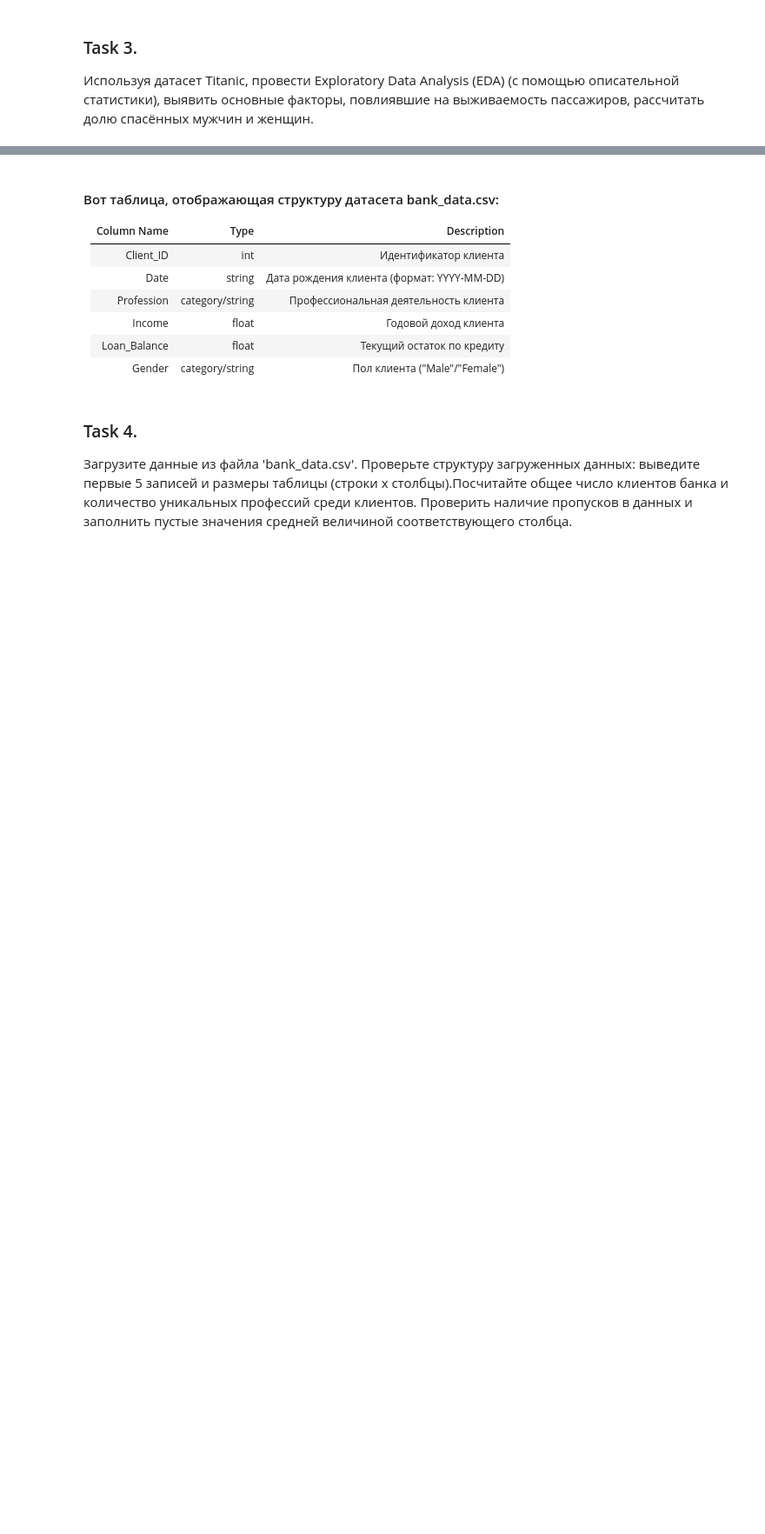
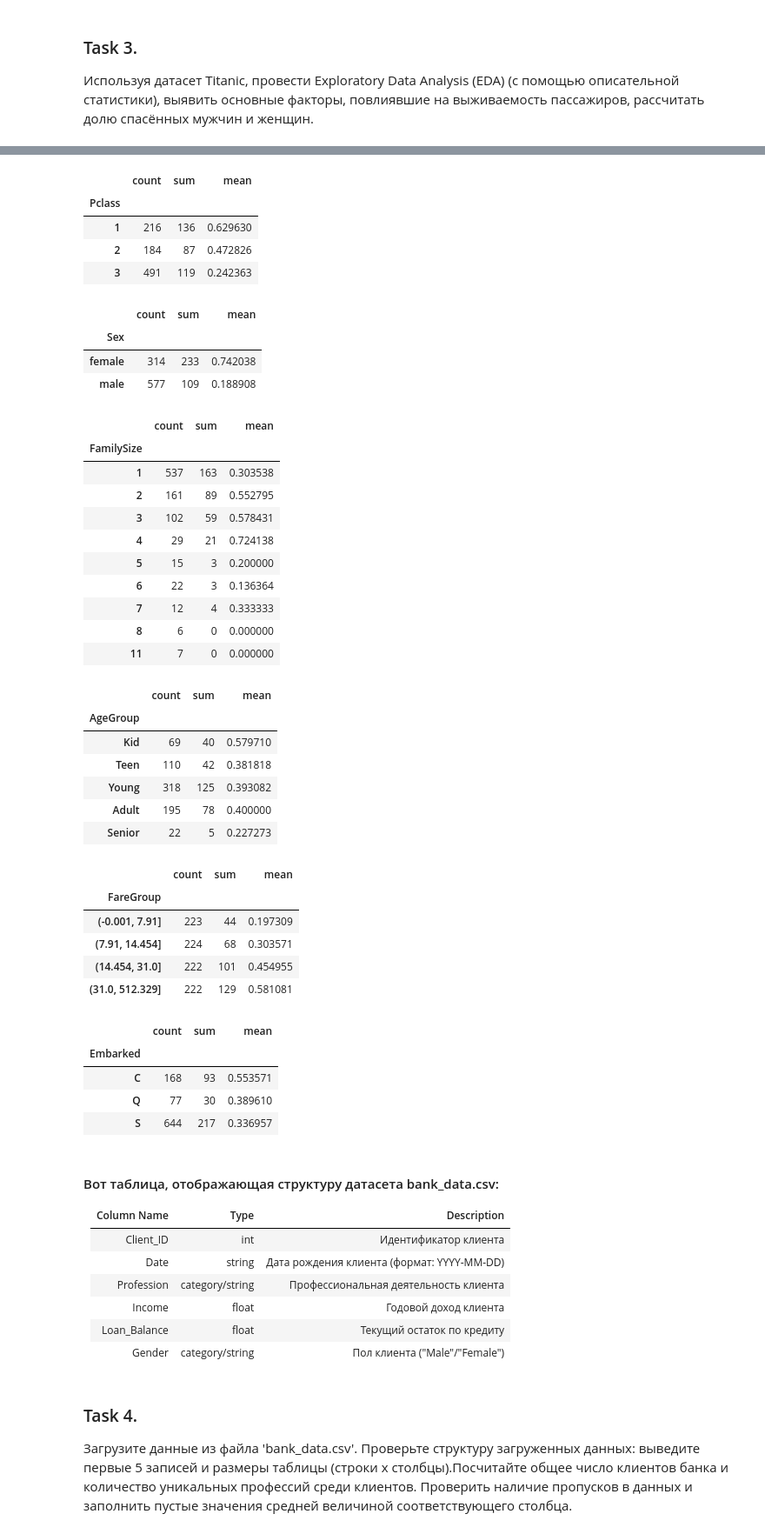
Before and after one commit to C4erries/DeepLerningLabs, a Jupyter notebook: lab2/Lab2 pandas+matplotlib.ipynb, the cells around one changed output, grey strips where cells are left out. Shown at 87% size. Drawn from its saved outputs; the diff is of its cells as text; code cells hidden in the pictures; blank space fills up the shorter version.

```diff
--- a/lab2/Lab2 pandas+matplotlib.ipynb
+++ b/lab2/Lab2 pandas+matplotlib.ipynb
@@ -79,3 +80,7 @@ s[(s<2.6)&(s.index%2==0)].sum(), s[s>0].count()
 # %% [markdown]
 ### Task 3.
 Используя датасет Titanic, провести Exploratory Data Analysis (EDA) (с помощью описательной статистики), выявить основные факторы, повлиявшие на выживаемость пассажиров, рассчитать долю спасённых мужчин и женщин.
+# %%
+df = pd.read_csv("titanic.csv")
+
+print(df.describe(include="all"))
@@ -82,3 +124,56 @@ s[(s<2.6)&(s.index%2==0)].sum(), s[s>0].count()
+# %%
+df['FamilySize'] = df['SibSp'] + df['Parch'] + 1
+
+df['AgeGroup'] = pd.cut(
+    df['Age'],
+    bins=[0, 12, 20, 35, 60, 80],
+    labels=['Kid', 'Teen', 'Young', 'Adult', 'Senior']
+)
+
+df['FareGroup'] = pd.qcut(df['Fare'], 4, duplicates='drop')
+
+
+for col in ['Pclass', 'Sex', 'FamilySize', 'AgeGroup','FareGroup','Embarked']:
+    display(df.groupby(col, observed=False)["Survived"].agg(["count", "sum", "mean"]))
+# %% [output]
+|  | count | sum | mean |
+| Pclass |  |  |  |
+| 1 | 216 | 136 | 0.629630 |
+| 2 | 184 | 87 | 0.472826 |
+| 3 | 491 | 119 | 0.242363 |
+|  | count | sum | mean |
+| Sex |  |  |  |
+| female | 314 | 233 | 0.742038 |
+| male | 577 | 109 | 0.188908 |
+|  | count | sum | mean |
+| FamilySize |  |  |  |
+| 1 | 537 | 163 | 0.303538 |
+| 2 | 161 | 89 | 0.552795 |
+| 3 | 102 | 59 | 0.578431 |
+| 4 | 29 | 21 | 0.724138 |
+| 5 | 15 | 3 | 0.200000 |
+| 6 | 22 | 3 | 0.136364 |
+| 7 | 12 | 4 | 0.333333 |
+| 8 | 6 | 0 | 0.000000 |
+| 11 | 7 | 0 | 0.000000 |
+|  | count | sum | mean |
+| AgeGroup |  |  |  |
+| Kid | 69 | 40 | 0.579710 |
+| Teen | 110 | 42 | 0.381818 |
+| Young | 318 | 125 | 0.393082 |
+| Adult | 195 | 78 | 0.400000 |
+| Senior | 22 | 5 | 0.227273 |
+|  | count | sum | mean |
+| FareGroup |  |  |  |
+| (-0.001, 7.91] | 223 | 44 | 0.197309 |
+| (7.91, 14.454] | 224 | 68 | 0.303571 |
+| (14.454, 31.0] | 222 | 101 | 0.454955 |
+| (31.0, 512.329] | 222 | 129 | 0.581081 |
+|  | count | sum | mean |
+| Embarked |  |  |  |
+| C | 168 | 93 | 0.553571 |
+| Q | 77 | 30 | 0.389610 |
+| S | 644 | 217 | 0.336957 |
 # %% [markdown]
 
 #### Вот таблица, отображающая структуру датасета bank_data.csv:
```
Also changed, not shown: parts of 3 cells of this notebook.
